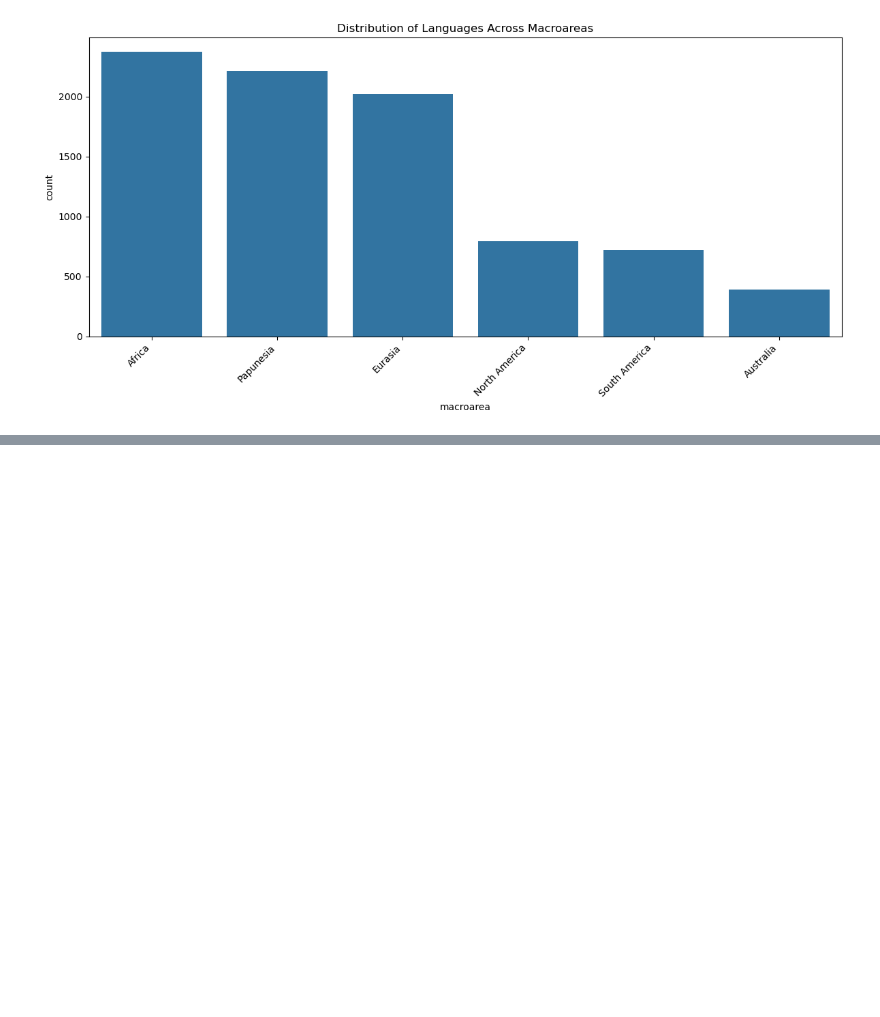
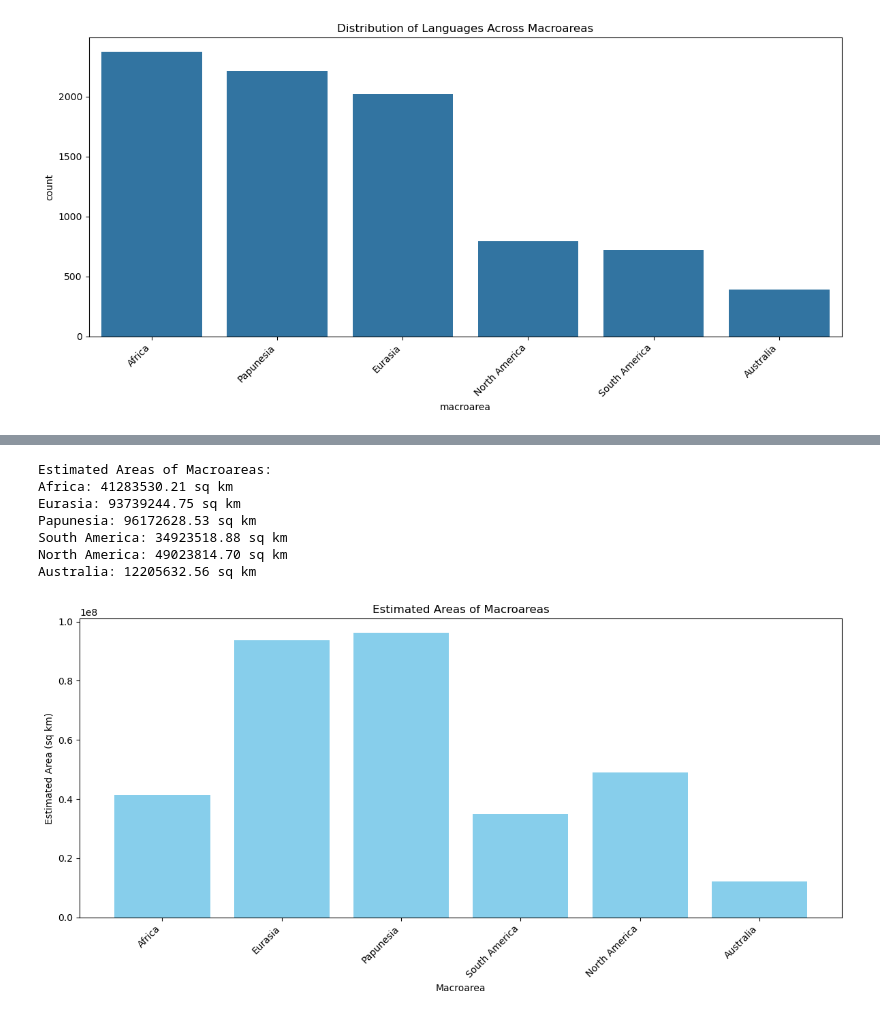
Before and after one commit to eanvhhof/data-sience-for-linguists, a Jupyter notebook: hw3/hw3.ipynb, the cells around one changed output, grey strips where cells are left out. Cells and saved outputs as stored; diff of their text form; code cells hidden in the pictures; blank space fills up the shorter version.

```diff
--- a/hw3/hw3.ipynb
+++ b/hw3/hw3.ipynb
@@ -56,0 +162,65 @@ plt.show()
+# %%
+import numpy as np
+
+def estimate_area(macroarea_name, num_pairs=1000):
+    macroarea_languages = languages[languages['macroarea'] == macroarea_name].dropna(subset=['latitude', 'longitude'])
+
+    if len(macroarea_languages) < 2:
+        print(f"Not enough language data for {macroarea_name} to estimate area.")
+        return None
+
+    distances = []
+    for _ in range(num_pairs):
+        if len(macroarea_languages) < 2:
+            break
+        lang_sample = macroarea_languages.sample(2)
+        lang1 = lang_sample.iloc[0]
+        lang2 = lang_sample.iloc[1]
+        dist = haversine(lang1['latitude'], lang1['longitude'], lang2['latitude'], lang2['longitude'])
+        distances.append(dist)
+
+    if not distances:
+        print(f"Could not compute distances for {macroarea_name}.")
+        return None
+
+    distances = sorted(distances, reverse=True)
+    a = distances[0]
+    b = distances[1] if len(distances) > 1 else a  # If only one distance, assume a=b
+
+    area = np.pi * (a / 2) * (b / 2)
+    return area
+
+macroareas = languages['macroarea'].unique()
+macroarea_areas = {}
+
+for macroarea in macroareas:
+    if isinstance(macroarea, str):
+        area = estimate_area(macroarea)
+        if area is not None:
+            macroarea_areas[macroarea] = area
+
+print("Estimated Areas of Macroareas:")
+for macroarea, area in macroarea_areas.items():
+    print(f"{macroarea}: {area:.2f} sq km")
+
+
+macroarea_names = list(macroarea_areas.keys())
+areas = list(macroarea_areas.values())
+
+plt.figure(figsize=(12, 6))
+plt.bar(macroarea_names, areas, color='skyblue')
+plt.xlabel('Macroarea')
+plt.ylabel('Estimated Area (sq km)')
+plt.title('Estimated Areas of Macroareas')
+plt.xticks(rotation=45, ha='right')
+plt.tight_layout()
+plt.show()
+# %% [output]
+Estimated Areas of Macroareas:
+Africa: 41283530.21 sq km
+Eurasia: 93739244.75 sq km
+Papunesia: 96172628.53 sq km
+South America: 34923518.88 sq km
+North America: 49023814.70 sq km
+Australia: 12205632.56 sq km
+[figure, added]
```
Also changed, not shown: parts of 6 cells of this notebook.
